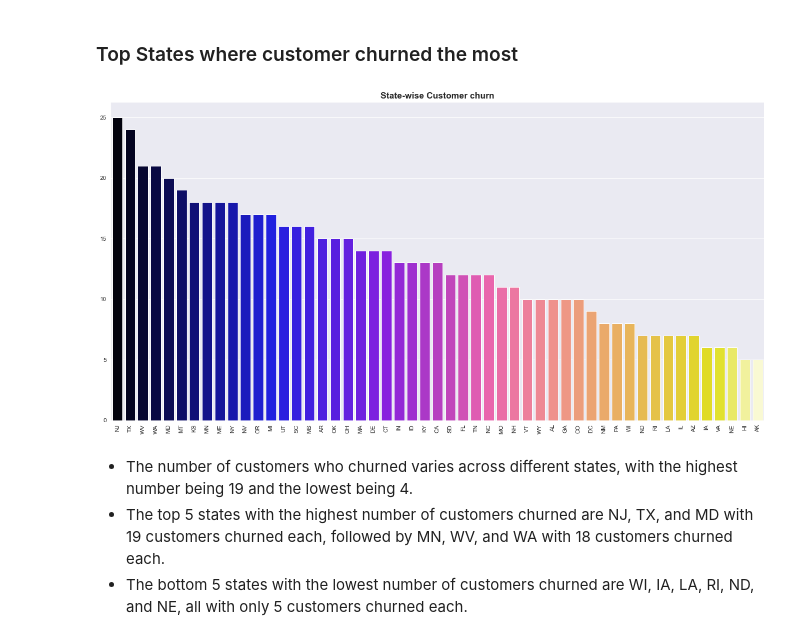
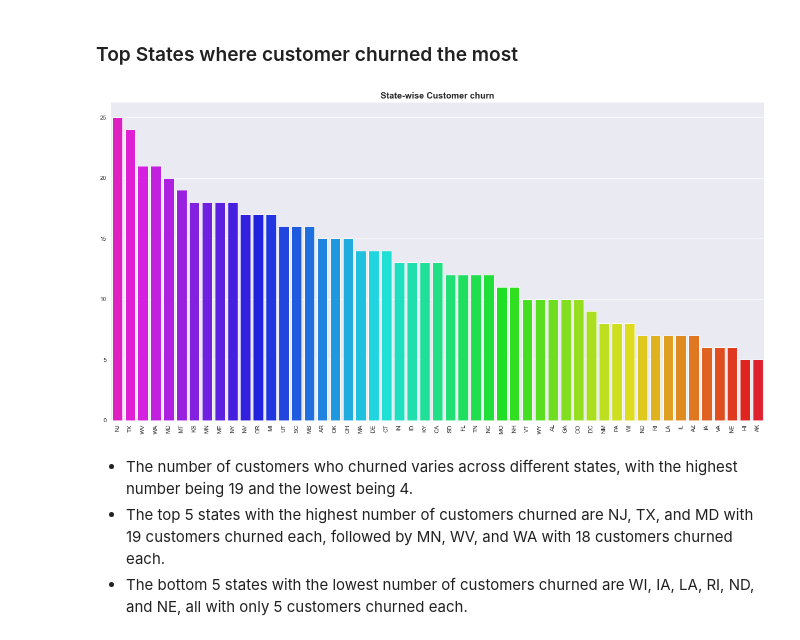
Before and after one commit to mdushetwar/Customer_Churn, a Jupyter notebook: PRCL-0017-Customer_Churn.ipynb, the cells around one changed output. Saved outputs shown, nothing was run; the diff lists cells and outputs as text; code cells hidden in the pictures.

```diff
--- a/PRCL-0017-Customer_Churn.ipynb
+++ b/PRCL-0017-Customer_Churn.ipynb
@@ -283,12 +283,12 @@ plt.title('Churn rate vs international plan', fontsize=15, fontweight='bold');
 # %%
 churned= df[df['churn']==1].groupby('state')['area_code'].count().sort_values(ascending=False)
 
 plt.figure(figsize=(20,10))
-sns.barplot(list(churned.keys()), list(churned.values), palette='gnuplot2')
+sns.barplot(list(churned.keys()), list(churned.values), palette='gist_rainbow_r')  #gnuplot2
 plt.xticks(rotation=90)
 plt.title('State-wise Customer churn', fontsize=15, fontweight='bold');
 # %% [output]
-[figure, old version]
+[figure, new version]
 # %% [markdown]
 - The number of customers who churned varies across different states, with the highest number being 19 and the lowest being 4.
 - The top 5 states with the highest number of customers churned are NJ, TX, and MD with 19 customers churned each, followed by MN, WV, and WA with 18 customers churned each.
```
Also changed, not shown: parts of 10 cells of this notebook.
